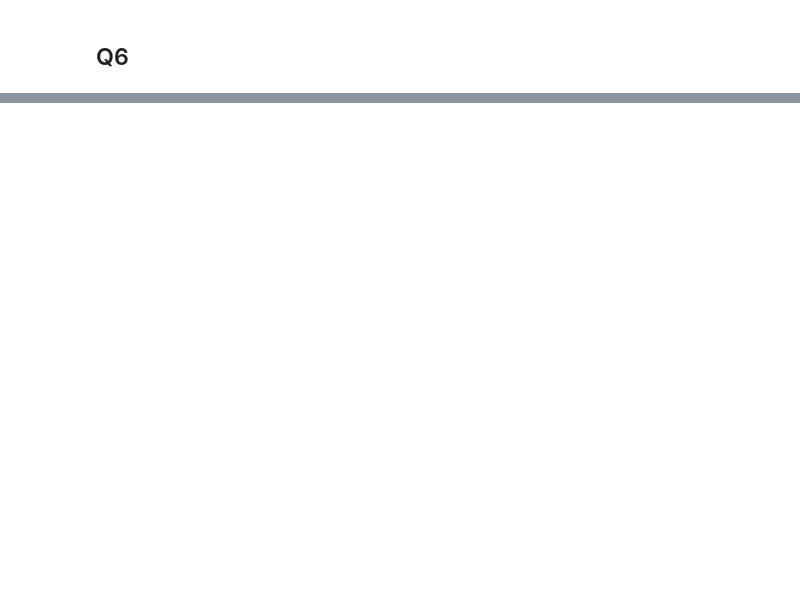
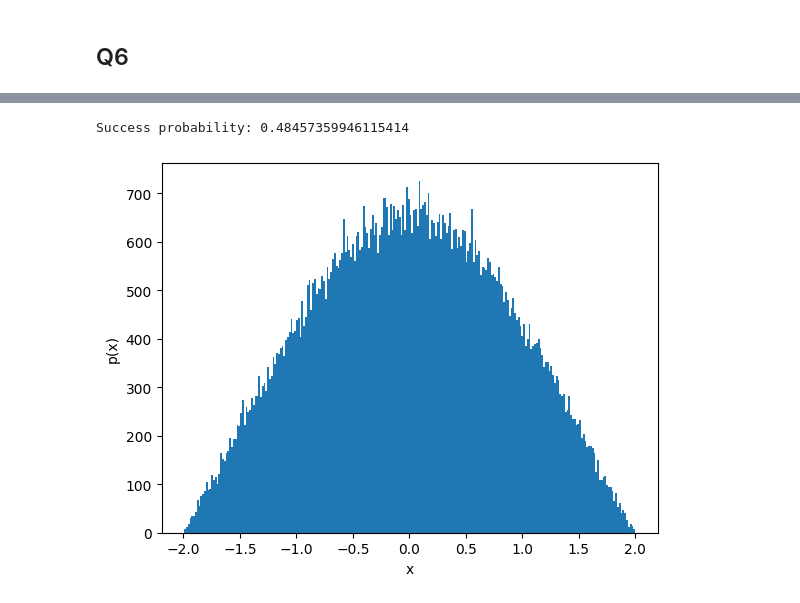
Before and after one commit to p-k-samay/p452, a Jupyter notebook: Endsem/endsem.ipynb, the cells around one changed output, grey strips where cells are left out. Cells and saved outputs as stored; diff of their text form; code cells hidden in the pictures; blank space fills up the shorter version.

```diff
--- a/Endsem/endsem.ipynb
+++ b/Endsem/endsem.ipynb
@@ -200,0 +125,25 @@ NameError: name 'tolerence' is not defined
+# %%
+N = 100000
+
+def p(x):
+  return 0.5 * (4 - x**2) if abs(x) < 2 else 0
+s
+s = []
+counts = 0
+while len(s) < N:
+  x = np.random.normal(0, 2)
+  u = np.random.uniform(0, 0.5 * 4)
+  if u < p(x):
+    s.append(x)
+  else:
+    counts += 1
+p = N / (N + counts)
+
+print(f"Success probability: {p}")
+plt.hist(s,bins = 250)
+plt.xlabel('x')
+plt.ylabel('p(x)')
+plt.show()
+# %% [output]
+Success probability: 0.48457359946115414
+[figure, added]
```
Also changed, not shown: parts of 9 cells of this notebook.
